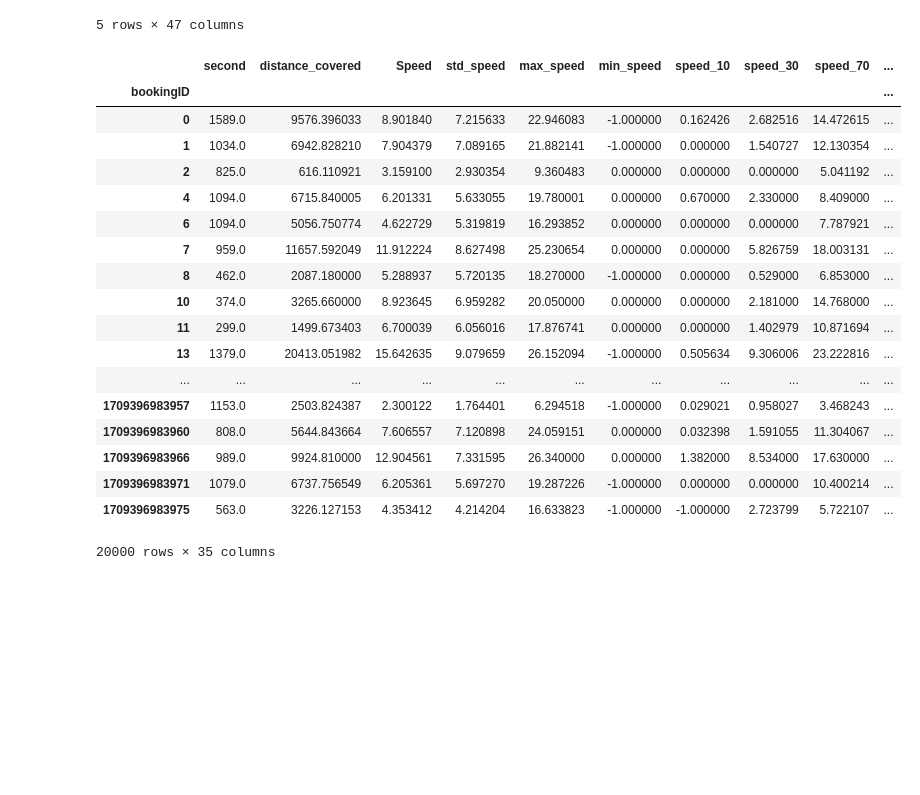
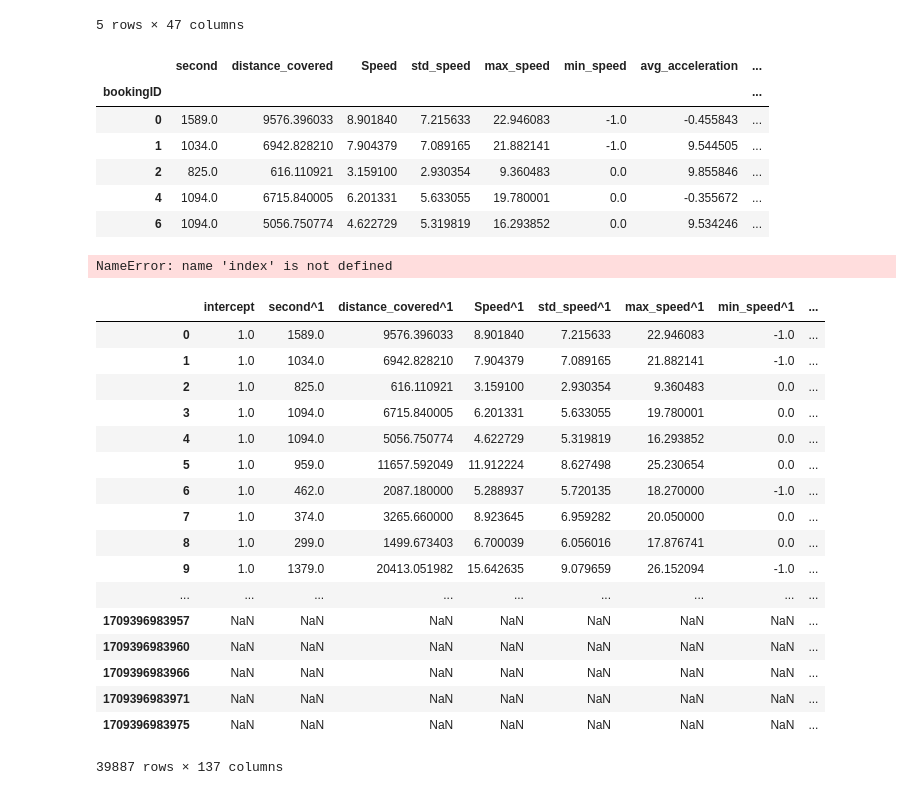
Before and after one commit to jtsw1990/grab-ai-safety, a Jupyter notebook: 1. Safety Challenge - Data reading.ipynb, the cells around one changed output. Drawn from its saved outputs; the diff is of its cells as text; code cells hidden in the pictures; blank space fills up the shorter version.

```diff
--- a/1. Safety Challenge - Data reading.ipynb
+++ b/1. Safety Challenge - Data reading.ipynb
@@ -166,27 +168,47 @@ df_grouped = df_sorted.groupby("bookingID").agg({
     "label": "max"
 })
 # %%
-df_grouped
+df_grouped.head()
 # %% [output]
-|  | second | distance_covered | Speed | std_speed | max_speed | min_speed | speed_10 | speed_30 | speed_70 | ... |
-| bookingID |  |  |  |  |  |  |  |  |  | ... |
-| 0 | 1589.0 | 9576.396033 | 8.901840 | 7.215633 | 22.946083 | -1.000000 | 0.162426 | 2.682516 | 14.472615 | ... |
-| 1 | 1034.0 | 6942.828210 | 7.904379 | 7.089165 | 21.882141 | -1.000000 | 0.000000 | 1.540727 | 12.130354 | ... |
-| 2 | 825.0 | 616.110921 | 3.159100 | 2.930354 | 9.360483 | 0.000000 | 0.000000 | 0.000000 | 5.041192 | ... |
-| 4 | 1094.0 | 6715.840005 | 6.201331 | 5.633055 | 19.780001 | 0.000000 | 0.670000 | 2.330000 | 8.409000 | ... |
-| 6 | 1094.0 | 5056.750774 | 4.622729 | 5.319819 | 16.293852 | 0.000000 | 0.000000 | 0.000000 | 7.787921 | ... |
-| 7 | 959.0 | 11657.592049 | 11.912224 | 8.627498 | 25.230654 | 0.000000 | 0.000000 | 5.826759 | 18.003131 | ... |
-| 8 | 462.0 | 2087.180000 | 5.288937 | 5.720135 | 18.270000 | -1.000000 | 0.000000 | 0.529000 | 6.853000 | ... |
-| 10 | 374.0 | 3265.660000 | 8.923645 | 6.959282 | 20.050000 | 0.000000 | 0.000000 | 2.181000 | 14.768000 | ... |
-| 11 | 299.0 | 1499.673403 | 6.700039 | 6.056016 | 17.876741 | 0.000000 | 0.000000 | 1.402979 | 10.871694 | ... |
-| 13 | 1379.0 | 20413.051982 | 15.642635 | 9.079659 | 26.152094 | -1.000000 | 0.505634 | 9.306006 | 23.222816 | ... |
-| ... | ... | ... | ... | ... | ... | ... | ... | ... | ... | ... |
-| 1709396983957 | 1153.0 | 2503.824387 | 2.300122 | 1.764401 | 6.294518 | -1.000000 | 0.029021 | 0.958027 | 3.468243 | ... |
-| 1709396983960 | 808.0 | 5644.843664 | 7.606557 | 7.120898 | 24.059151 | 0.000000 | 0.032398 | 1.591055 | 11.304067 | ... |
-| 1709396983966 | 989.0 | 9924.810000 | 12.904561 | 7.331595 | 26.340000 | 0.000000 | 1.382000 | 8.534000 | 17.630000 | ... |
-| 1709396983971 | 1079.0 | 6737.756549 | 6.205361 | 5.697270 | 19.287226 | -1.000000 | 0.000000 | 0.000000 | 10.400214 | ... |
-| 1709396983975 | 563.0 | 3226.127153 | 4.353412 | 4.214204 | 16.633823 | -1.000000 | -1.000000 | 2.723799 | 5.722107 | ... |
+|  | second | distance_covered | Speed | std_speed | max_speed | min_speed | avg_acceleration | ... |
+| bookingID |  |  |  |  |  |  |  | ... |
+| 0 | 1589.0 | 9576.396033 | 8.901840 | 7.215633 | 22.946083 | -1.0 | -0.455843 | ... |
+| 1 | 1034.0 | 6942.828210 | 7.904379 | 7.089165 | 21.882141 | -1.0 | 9.544505 | ... |
+| 2 | 825.0 | 616.110921 | 3.159100 | 2.930354 | 9.360483 | 0.0 | 9.855846 | ... |
+| 4 | 1094.0 | 6715.840005 | 6.201331 | 5.633055 | 19.780001 | 0.0 | -0.355672 | ... |
+| 6 | 1094.0 | 5056.750774 | 4.622729 | 5.319819 | 16.293852 | 0.0 | 9.534246 | ... |
-20000 rows × 35 columns
+# %%
+from sklearn.preprocessing import PolynomialFeatures
+
+poly = PolynomialFeatures(2)
+df_poly = poly.fit_transform(df_grouped.iloc[:, :-1])
+target_feature_names = ['x'.join(['{}^{}'.format(pair[0],pair[1]) for pair in tuple if pair[1]!=0]) for tuple in [zip(df_grouped[:-1].columns,p) for p in poly.powers_]]
+target_feature_names[0] = "intercept"
+df_poly = pd.DataFrame(df_poly, columns=target_feature_names)
+df_poly = pd.merge(df_poly, df_grouped.iloc[:, -1], how="left", on=index)
+# %% [output]
+NameError: name 'index' is not defined
+# %%
+df_poly
+# %% [output]
+|  | intercept | second^1 | distance_covered^1 | Speed^1 | std_speed^1 | max_speed^1 | min_speed^1 | ... |
+| 0 | 1.0 | 1589.0 | 9576.396033 | 8.901840 | 7.215633 | 22.946083 | -1.0 | ... |
+| 1 | 1.0 | 1034.0 | 6942.828210 | 7.904379 | 7.089165 | 21.882141 | -1.0 | ... |
+| 2 | 1.0 | 825.0 | 616.110921 | 3.159100 | 2.930354 | 9.360483 | 0.0 | ... |
+| 3 | 1.0 | 1094.0 | 6715.840005 | 6.201331 | 5.633055 | 19.780001 | 0.0 | ... |
+| 4 | 1.0 | 1094.0 | 5056.750774 | 4.622729 | 5.319819 | 16.293852 | 0.0 | ... |
+| 5 | 1.0 | 959.0 | 11657.592049 | 11.912224 | 8.627498 | 25.230654 | 0.0 | ... |
+| 6 | 1.0 | 462.0 | 2087.180000 | 5.288937 | 5.720135 | 18.270000 | -1.0 | ... |
+| 7 | 1.0 | 374.0 | 3265.660000 | 8.923645 | 6.959282 | 20.050000 | 0.0 | ... |
+| 8 | 1.0 | 299.0 | 1499.673403 | 6.700039 | 6.056016 | 17.876741 | 0.0 | ... |
+| 9 | 1.0 | 1379.0 | 20413.051982 | 15.642635 | 9.079659 | 26.152094 | -1.0 | ... |
+| ... | ... | ... | ... | ... | ... | ... | ... | ... |
+| 1709396983957 | NaN | NaN | NaN | NaN | NaN | NaN | NaN | ... |
+| 1709396983960 | NaN | NaN | NaN | NaN | NaN | NaN | NaN | ... |
+| 1709396983966 | NaN | NaN | NaN | NaN | NaN | NaN | NaN | ... |
+| 1709396983971 | NaN | NaN | NaN | NaN | NaN | NaN | NaN | ... |
+| 1709396983975 | NaN | NaN | NaN | NaN | NaN | NaN | NaN | ... |
+39887 rows × 137 columns
 # %%
 with open('outputs/df_cleaned.pickle', 'wb') as f:
     pickle.dump(df_grouped, f)
```
Also changed, not shown: parts of 3 cells of this notebook, 5 other files.
